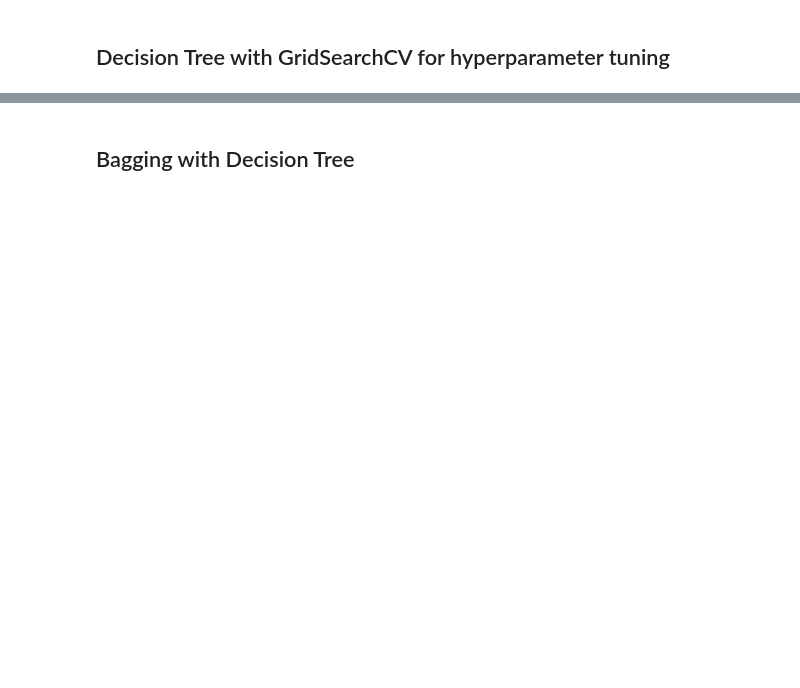
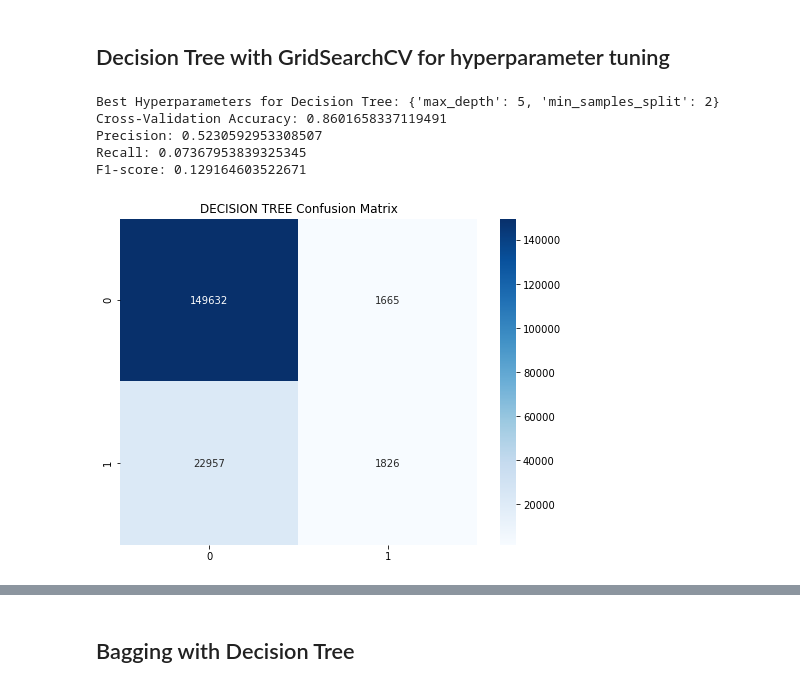
Before and after one commit to Cynthia-Njambi/City-of-Chicago-Traffic-Crashes-Project, a Jupyter notebook: groups/aggrey.ipynb, the cells around one changed output, grey strips where cells are left out. Saved outputs shown, nothing was run; the diff lists cells and outputs as text; code cells hidden in the pictures; blank space fills up the shorter version.

```diff
--- a/groups/aggrey.ipynb
+++ b/groups/aggrey.ipynb
@@ -406,31 +422,38 @@ plt.show()
 # %%
 dt = DecisionTreeClassifier(random_state=42)
 param_grid_dt = {'max_depth': [3, 5, 10], 'min_samples_split': [2, 5, 10]}
 grid_search_dt = GridSearchCV(dt, param_grid_dt, cv=5)
 grid_search_dt.fit(X_train_pca, y_train)
 print("\nBest Hyperparameters for Decision Tree:", grid_search_dt.best_params_)
 y_pred_dt = grid_search_dt.predict(X_test_pca)
 
 
 accuracy_rf = accuracy_score(y_test, y_pred_dt)
 precision_rf = precision_score(y_test, y_pred_dt)
 recall_rf = recall_score(y_test, y_pred_dt)
 f1_rf = f1_score(y_test, y_pred_dt)
 
 # Print the evaluation metrics
 print("Cross-Validation Accuracy:", accuracy_rf)
 print("Precision:", precision_rf)
 print("Recall:", recall_rf)
 print("F1-score:", f1_rf)
 
 
 cm3 = confusion_matrix(y_test, y_pred_dt)
 
 plt.figure(figsize=(8, 6))
 sns.heatmap(cm3, annot=True, fmt='d', cmap="Blues")
-plt.title("Decision tree Confusion Matrix")
+plt.title("DECISION TREE Confusion Matrix")
 
 plt.show()
+# %% [output]
+Best Hyperparameters for Decision Tree: {'max_depth': 5, 'min_samples_split': 2}
+Cross-Validation Accuracy: 0.8601658337119491
+Precision: 0.5230592953308507
+Recall: 0.07367953839325345
+F1-score: 0.129164603522671
+[figure, added]
 # %%
 y_prob_dtree = grid_search_dt.predict_proba(X_test_pca)[:, 1]
 
```
Also changed, not shown: parts of 14 cells of this notebook.
